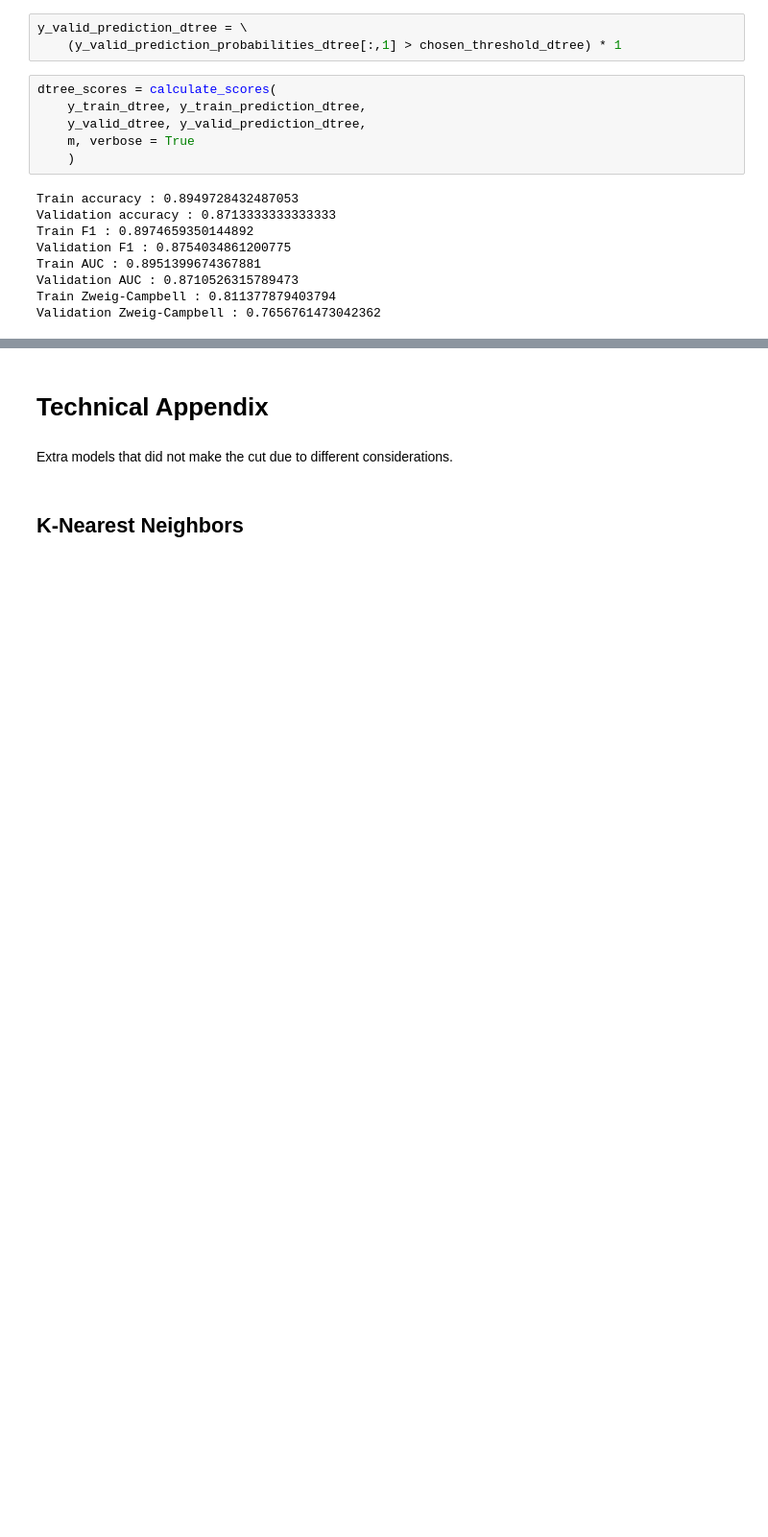
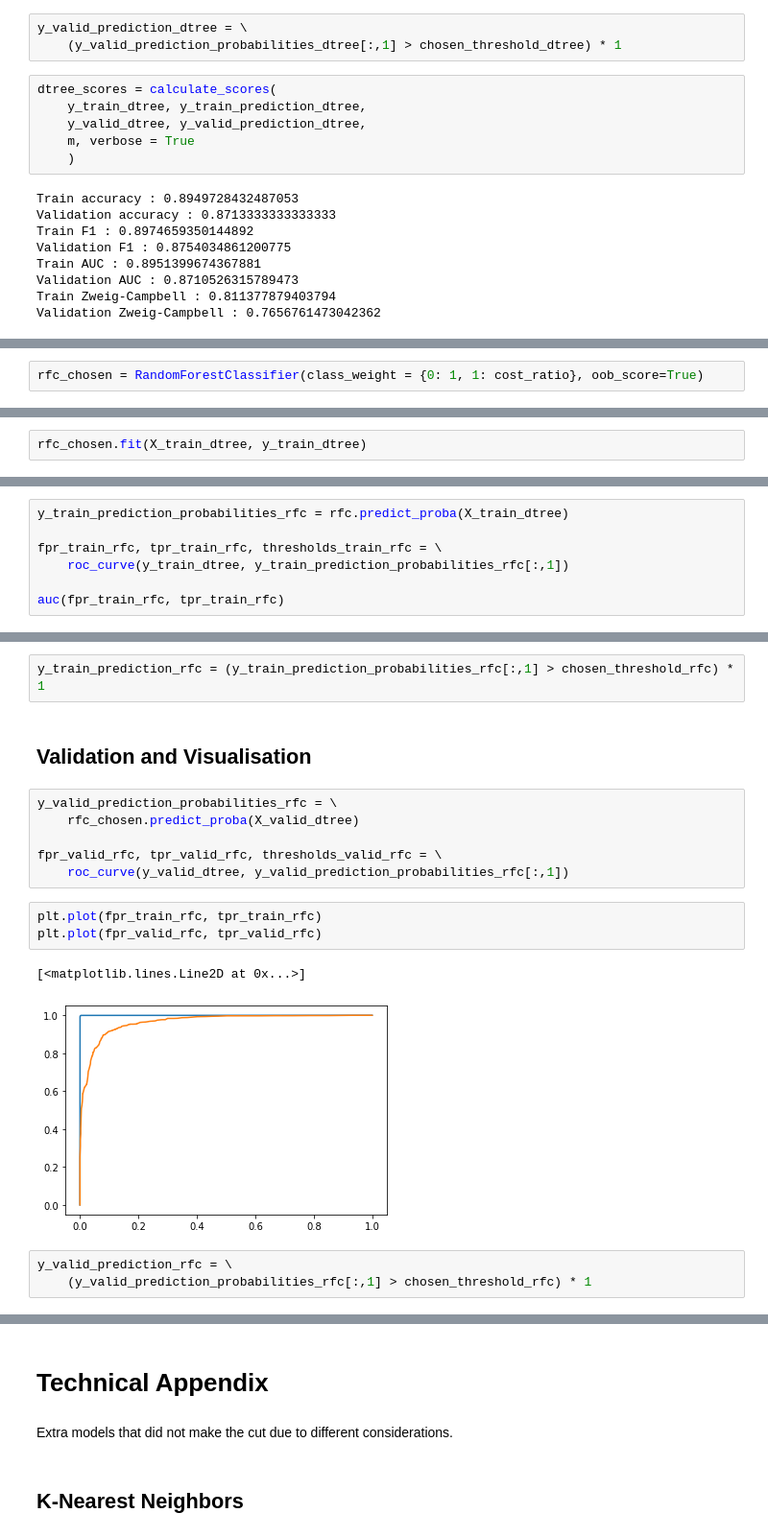
Before and after one commit to MatePocs/hotel_reserve_cancellations, a Jupyter notebook: 02_modelling.ipynb, the cells around one changed output, grey strips where cells are left out. Shown at 96% size. Saved outputs shown, nothing was run; the diff lists cells and outputs as text; blank space fills up the shorter version.

```diff
--- a/02_modelling.ipynb
+++ b/02_modelling.ipynb
@@ -550,0 +686,2 @@ Validation Zweig-Campbell : 0.7656761473042362
+# %%
+rfc_chosen = RandomForestClassifier(class_weight = {0: 1, 1: cost_ratio}, oob_score=True)
@@ -550,0 +690,2 @@ Validation Zweig-Campbell : 0.7656761473042362
+# %%
+rfc_chosen.fit(X_train_dtree, y_train_dtree)
@@ -550,0 +702,7 @@ Validation Zweig-Campbell : 0.7656761473042362
+# %%
+y_train_prediction_probabilities_rfc = rfc.predict_proba(X_train_dtree)
+
+fpr_train_rfc, tpr_train_rfc, thresholds_train_rfc = \
+    roc_curve(y_train_dtree, y_train_prediction_probabilities_rfc[:,1])
+
+auc(fpr_train_rfc, tpr_train_rfc)
@@ -550,0 +721,19 @@ Validation Zweig-Campbell : 0.7656761473042362
+# %%
+y_train_prediction_rfc = (y_train_prediction_probabilities_rfc[:,1] > chosen_threshold_rfc) * 1
+# %% [markdown]
+## Validation and Visualisation
+# %%
+y_valid_prediction_probabilities_rfc = \
+    rfc_chosen.predict_proba(X_valid_dtree)
+
+fpr_valid_rfc, tpr_valid_rfc, thresholds_valid_rfc = \
+    roc_curve(y_valid_dtree, y_valid_prediction_probabilities_rfc[:,1])
+# %%
+plt.plot(fpr_train_rfc, tpr_train_rfc)
+plt.plot(fpr_valid_rfc, tpr_valid_rfc)
+# %% [output]
+[<matplotlib.lines.Line2D at 0x...>]
+[figure, added]
+# %%
+y_valid_prediction_rfc = \
+    (y_valid_prediction_probabilities_rfc[:,1] > chosen_threshold_rfc) * 1
```
Also changed, not shown: parts of 33 cells of this notebook.
